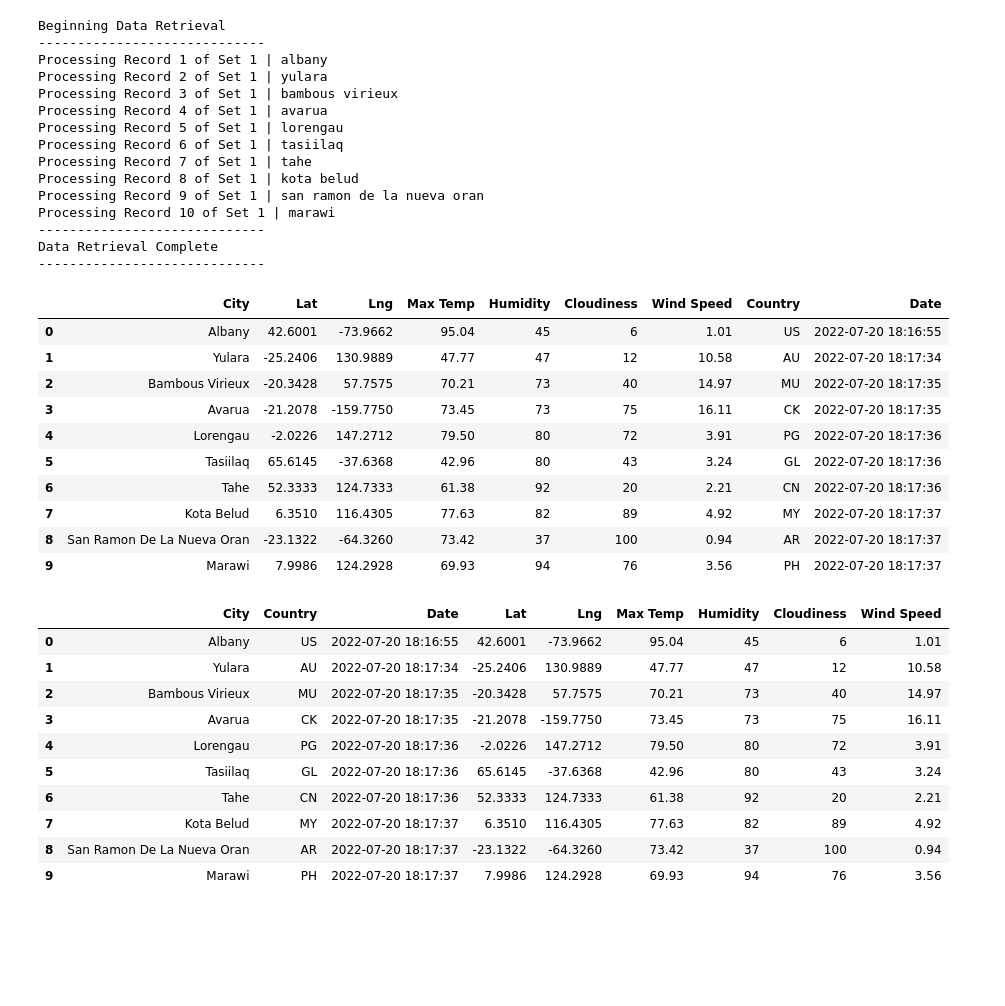
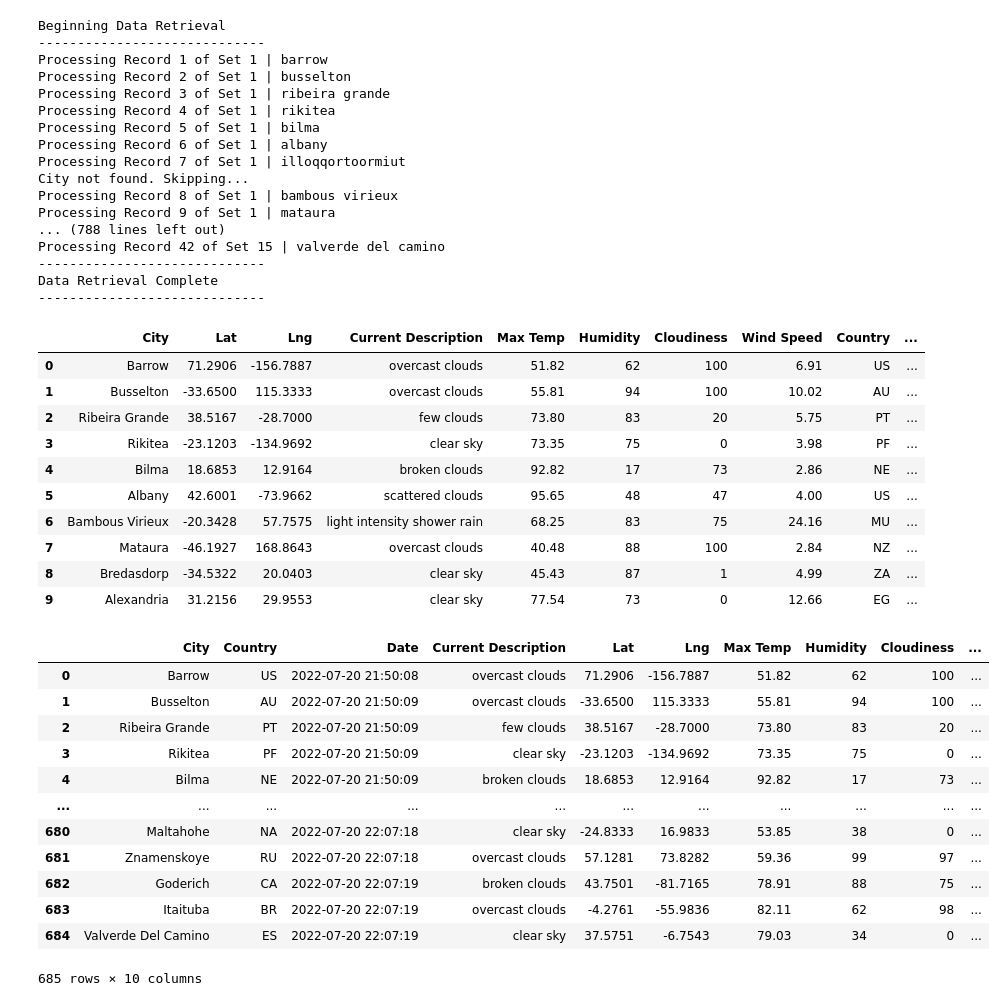
Before and after one commit to cpstell/World_Weather_Analysis, a Jupyter notebook: Weather_Database.ipynb, the cells around one changed output. Saved outputs shown, nothing was run; the diff lists cells and outputs as text; code cells hidden in the pictures; blank space fills up the shorter version.

```diff
--- a/Weather_Database.ipynb
+++ b/Weather_Database.ipynb
@@ -23,8 +23,8 @@ from datetime import datetime
 # From Module 6.1.4
 # Create a set of random lat and long cobinations
 # Create a set of random latitude and longitude combinations.
-lats = np.random.uniform(low=-90.000, high=90.000, size=10)
-lngs = np.random.uniform(low=-180.000, high=180.000, size=10)
+lats = np.random.uniform(low=-90.000, high=90.000, size=2000)
+lngs = np.random.uniform(low=-180.000, high=180.000, size=2000)
 
 # The zip method combines lats and longs into a list of pairs
 lat_lngs = zip(lats, lngs)
@@ -52,6 +52,6 @@ len(cities)
 # %%
 # Starting URL for Weather Map API Call.
-url = "http://api.openweathermap.org/data/2.5/weather?units=Imperial&APPID=" + weather_api_key
+url = "http://api.openweathermap.org/data/2.5/weather?units=Imperial&APPID=" + api_key
 # print(url)
 # %%
 # From Moduule 6.2.6
@@ -96,12 +96,15 @@ for i, city in enumerate(cities):
         city_clouds = city_weather["clouds"]["all"]
         city_wind = city_weather["wind"]["speed"]
         city_country = city_weather["sys"]["country"]
+        # add current_description variable
+        current_description = city_weather["weather"][0]["description"]
         # Convert the date to ISO standard.
         city_date = datetime.utcfromtimestamp(city_weather["dt"]).strftime('%Y-%m-%d %H:%M:%S')
         # Append the city information into city_data list.
         city_data.append({"City": city.title(),
                           "Lat": city_lat,
                           "Lng": city_lng,
+                          "Current Description": current_description,
                           "Max Temp": city_max_temp,
                           "Humidity": city_humidity,
                           "Cloudiness": city_clouds,
@@ -121,16 +124,18 @@ print("-----------------------------")
 # %% [output]
 Beginning Data Retrieval
 -----------------------------
-Processing Record 1 of Set 1 | albany
-Processing Record 2 of Set 1 | yulara
-Processing Record 3 of Set 1 | bambous virieux
-Processing Record 4 of Set 1 | avarua
-Processing Record 5 of Set 1 | lorengau
-Processing Record 6 of Set 1 | tasiilaq
-Processing Record 7 of Set 1 | tahe
-Processing Record 8 of Set 1 | kota belud
-Processing Record 9 of Set 1 | san ramon de la nueva oran
-Processing Record 10 of Set 1 | marawi
+Processing Record 1 of Set 1 | barrow
+Processing Record 2 of Set 1 | busselton
+Processing Record 3 of Set 1 | ribeira grande
+Processing Record 4 of Set 1 | rikitea
+Processing Record 5 of Set 1 | bilma
+Processing Record 6 of Set 1 | albany
+Processing Record 7 of Set 1 | illoqqortoormiut
+City not found. Skipping...
+Processing Record 8 of Set 1 | bambous virieux
+Processing Record 9 of Set 1 | mataura
+... (788 lines left out)
+Processing Record 42 of Set 15 | valverde del camino
 -----------------------------
 Data Retrieval Complete
 -----------------------------
@@ -140,35 +145,37 @@ Data Retrieval Complete
 city_data_df = pd.DataFrame(city_data)
 city_data_df.head(10)
 # %% [output]
-|  | City | Lat | Lng | Max Temp | Humidity | Cloudiness | Wind Speed | Country | Date |
-| 0 | Albany | 42.6001 | -73.9662 | 95.04 | 45 | 6 | 1.01 | US | 2022-07-20 18:16:55 |
-| 1 | Yulara | -25.2406 | 130.9889 | 47.77 | 47 | 12 | 10.58 | AU | 2022-07-20 18:17:34 |
-| 2 | Bambous Virieux | -20.3428 | 57.7575 | 70.21 | 73 | 40 | 14.97 | MU | 2022-07-20 18:17:35 |
-| 3 | Avarua | -21.2078 | -159.7750 | 73.45 | 73 | 75 | 16.11 | CK | 2022-07-20 18:17:35 |
-| 4 | Lorengau | -2.0226 | 147.2712 | 79.50 | 80 | 72 | 3.91 | PG | 2022-07-20 18:17:36 |
-| 5 | Tasiilaq | 65.6145 | -37.6368 | 42.96 | 80 | 43 | 3.24 | GL | 2022-07-20 18:17:36 |
-| 6 | Tahe | 52.3333 | 124.7333 | 61.38 | 92 | 20 | 2.21 | CN | 2022-07-20 18:17:36 |
-| 7 | Kota Belud | 6.3510 | 116.4305 | 77.63 | 82 | 89 | 4.92 | MY | 2022-07-20 18:17:37 |
-| 8 | San Ramon De La Nueva Oran | -23.1322 | -64.3260 | 73.42 | 37 | 100 | 0.94 | AR | 2022-07-20 18:17:37 |
-| 9 | Marawi | 7.9986 | 124.2928 | 69.93 | 94 | 76 | 3.56 | PH | 2022-07-20 18:17:37 |
+|  | City | Lat | Lng | Current Description | Max Temp | Humidity | Cloudiness | Wind Speed | Country | ... |
+| 0 | Barrow | 71.2906 | -156.7887 | overcast clouds | 51.82 | 62 | 100 | 6.91 | US | ... |
+| 1 | Busselton | -33.6500 | 115.3333 | overcast clouds | 55.81 | 94 | 100 | 10.02 | AU | ... |
+| 2 | Ribeira Grande | 38.5167 | -28.7000 | few clouds | 73.80 | 83 | 20 | 5.75 | PT | ... |
+| 3 | Rikitea | -23.1203 | -134.9692 | clear sky | 73.35 | 75 | 0 | 3.98 | PF | ... |
+| 4 | Bilma | 18.6853 | 12.9164 | broken clouds | 92.82 | 17 | 73 | 2.86 | NE | ... |
+| 5 | Albany | 42.6001 | -73.9662 | scattered clouds | 95.65 | 48 | 47 | 4.00 | US | ... |
+| 6 | Bambous Virieux | -20.3428 | 57.7575 | light intensity shower rain | 68.25 | 83 | 75 | 24.16 | MU | ... |
+| 7 | Mataura | -46.1927 | 168.8643 | overcast clouds | 40.48 | 88 | 100 | 2.84 | NZ | ... |
+| 8 | Bredasdorp | -34.5322 | 20.0403 | clear sky | 45.43 | 87 | 1 | 4.99 | ZA | ... |
+| 9 | Alexandria | 31.2156 | 29.9553 | clear sky | 77.54 | 73 | 0 | 12.66 | EG | ... |
 # %%
 # From Module 6.2.7
 # Reorder Data frame
-new_column_order = ['City', 'Country', 'Date', 'Lat', 'Lng', 'Max Temp', 'Humidity', 'Cloudiness', 'Wind Speed']
+new_column_order = ['City', 'Country', 'Date', 'Current Description', 'Lat', 'Lng', 'Max Temp', 'Humidity', 'Cloudiness', 'Wind Speed']
 city_data_df = city_data_df[new_column_order]
 city_data_df
 # %% [output]
-|  | City | Country | Date | Lat | Lng | Max Temp | Humidity | Cloudiness | Wind Speed |
-| 0 | Albany | US | 2022-07-20 18:16:55 | 42.6001 | -73.9662 | 95.04 | 45 | 6 | 1.01 |
-| 1 | Yulara | AU | 2022-07-20 18:17:34 | -25.2406 | 130.9889 | 47.77 | 47 | 12 | 10.58 |
-| 2 | Bambous Virieux | MU | 2022-07-20 18:17:35 | -20.3428 | 57.7575 | 70.21 | 73 | 40 | 14.97 |
-| 3 | Avarua | CK | 2022-07-20 18:17:35 | -21.2078 | -159.7750 | 73.45 | 73 | 75 | 16.11 |
-| 4 | Lorengau | PG | 2022-07-20 18:17:36 | -2.0226 | 147.2712 | 79.50 | 80 | 72 | 3.91 |
-| 5 | Tasiilaq | GL | 2022-07-20 18:17:36 | 65.6145 | -37.6368 | 42.96 | 80 | 43 | 3.24 |
-| 6 | Tahe | CN | 2022-07-20 18:17:36 | 52.3333 | 124.7333 | 61.38 | 92 | 20 | 2.21 |
-| 7 | Kota Belud | MY | 2022-07-20 18:17:37 | 6.3510 | 116.4305 | 77.63 | 82 | 89 | 4.92 |
-| 8 | San Ramon De La Nueva Oran | AR | 2022-07-20 18:17:37 | -23.1322 | -64.3260 | 73.42 | 37 | 100 | 0.94 |
-| 9 | Marawi | PH | 2022-07-20 18:17:37 | 7.9986 | 124.2928 | 69.93 | 94 | 76 | 3.56 |
+|  | City | Country | Date | Current Description | Lat | Lng | Max Temp | Humidity | Cloudiness | ... |
+| 0 | Barrow | US | 2022-07-20 21:50:08 | overcast clouds | 71.2906 | -156.7887 | 51.82 | 62 | 100 | ... |
+| 1 | Busselton | AU | 2022-07-20 21:50:09 | overcast clouds | -33.6500 | 115.3333 | 55.81 | 94 | 100 | ... |
+| 2 | Ribeira Grande | PT | 2022-07-20 21:50:09 | few clouds | 38.5167 | -28.7000 | 73.80 | 83 | 20 | ... |
+| 3 | Rikitea | PF | 2022-07-20 21:50:09 | clear sky | -23.1203 | -134.9692 | 73.35 | 75 | 0 | ... |
+| 4 | Bilma | NE | 2022-07-20 21:50:09 | broken clouds | 18.6853 | 12.9164 | 92.82 | 17 | 73 | ... |
+| ... | ... | ... | ... | ... | ... | ... | ... | ... | ... | ... |
+| 680 | Maltahohe | NA | 2022-07-20 22:07:18 | clear sky | -24.8333 | 16.9833 | 53.85 | 38 | 0 | ... |
+| 681 | Znamenskoye | RU | 2022-07-20 22:07:18 | overcast clouds | 57.1281 | 73.8282 | 59.36 | 99 | 97 | ... |
+| 682 | Goderich | CA | 2022-07-20 22:07:19 | broken clouds | 43.7501 | -81.7165 | 78.91 | 88 | 75 | ... |
+| 683 | Itaituba | BR | 2022-07-20 22:07:19 | overcast clouds | -4.2761 | -55.9836 | 82.11 | 62 | 98 | ... |
+| 684 | Valverde Del Camino | ES | 2022-07-20 22:07:19 | clear sky | 37.5751 | -6.7543 | 79.03 | 34 | 0 | ... |
+685 rows × 10 columns
 # %%
 # From Module 6.2.7
 # Create the output file (CSV).
```
Also changed, not shown: parts of 3 cells of this notebook, 4 other files.
